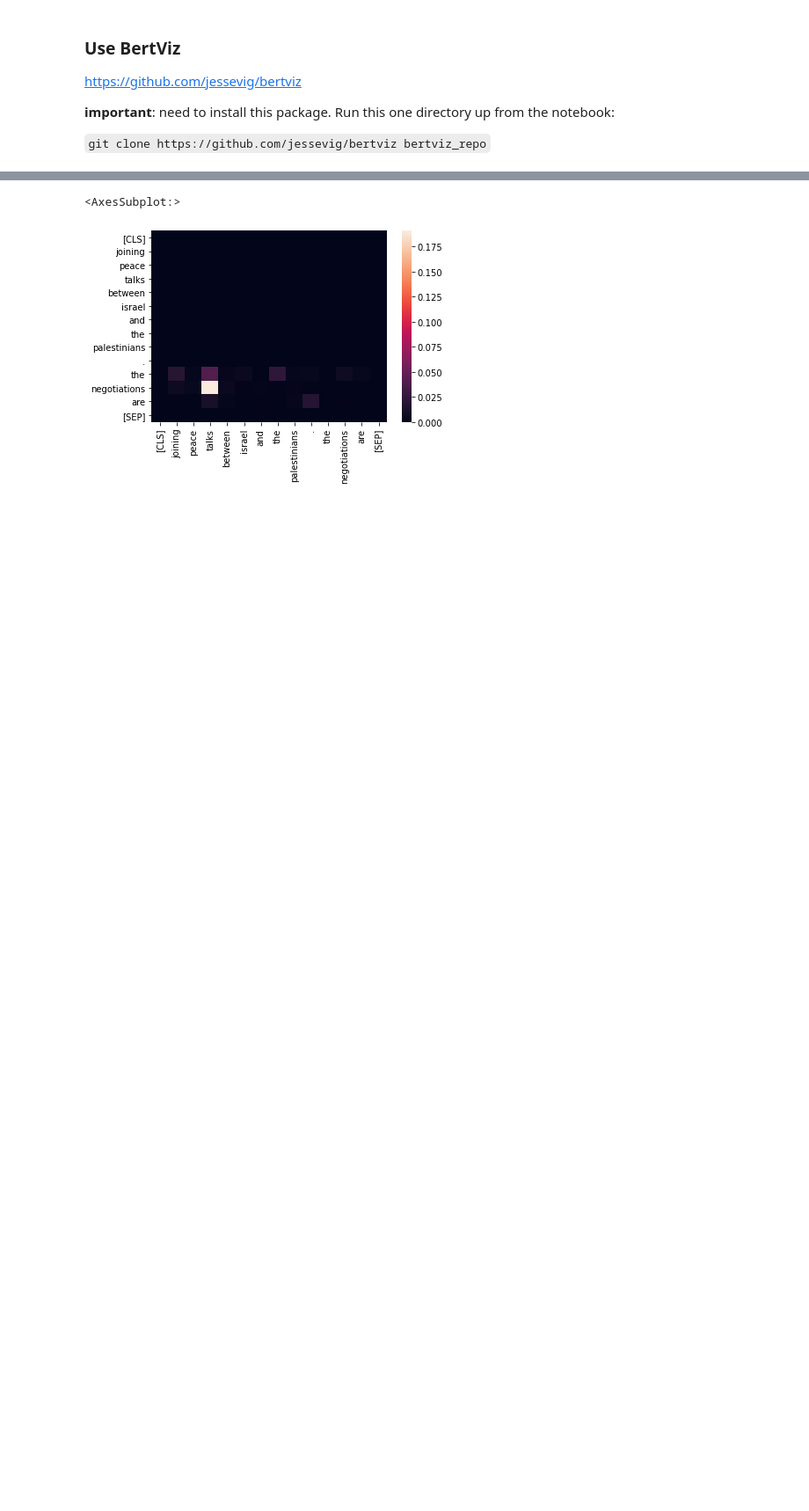
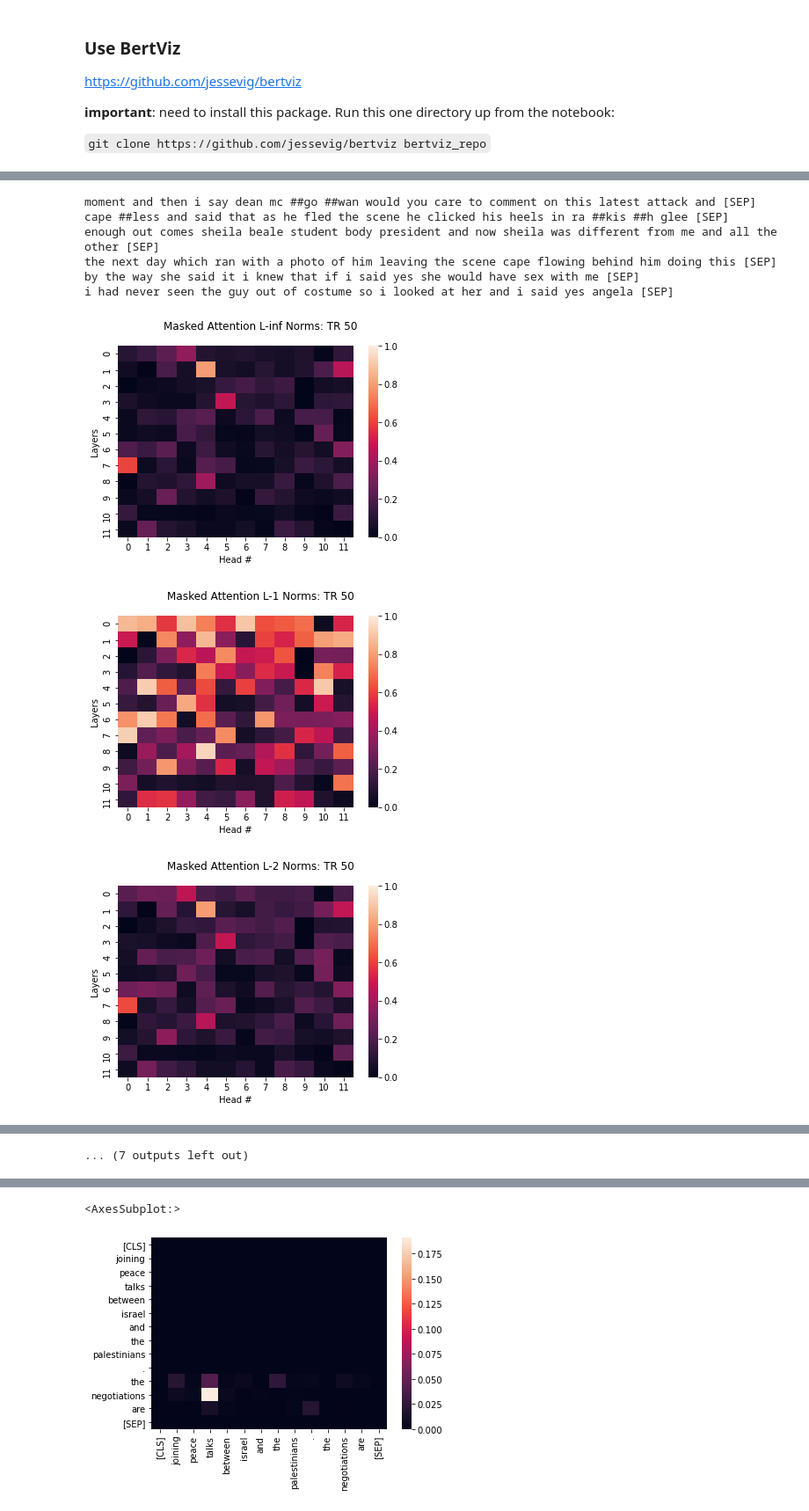
Before and after one commit to tsumers/bert-brains, a Jupyter notebook: demo_notebooks/BERT-attention-heads.ipynb, the cells around one changed output, grey strips where cells are left out. Shown at 88% size. Drawn from its saved outputs; the diff is of its cells as text; code cells hidden in the pictures; blank space fills up the shorter version.

```diff
--- a/demo_notebooks/BERT-attention-heads.ipynb
+++ b/demo_notebooks/BERT-attention-heads.ipynb
@@ -137,0 +91,3 @@ def mask_head_attention(head_matrix, window, special_tokens=True, mask_self_atte
+# %%
+foo.verbose = False
+foo.process_stimulus_attentions()
@@ -137,0 +163,28 @@ def mask_head_attention(head_matrix, window, special_tokens=True, mask_self_atte
+# %%
+# Look at L-inf activations for a few sentences
+norms = ['inf', 1, 2]
+trs = [50, 100, 150, 200, 250, 270]
+
+for tr in trs:
+    tr_tokens = " ".join(foo.stimulus_df.iloc[tr].attentions_transformer_tokens)
+    print(tr_tokens)
+
+    for p in norms:
+        plt.figure()
+        sns.heatmap(pd.DataFrame(foo.stimulus_df.iloc[tr]["attention_heads_L{}".format(p)]), vmin=0, vmax=1)
+
+        plt.xlabel("Head #")
+        plt.ylabel("Layers")
+
+        info = "Masked Attention L-{} Norms: TR {}".format(p, tr)
+        plt.suptitle("{}".format(info))
+# %% [output]
+moment and then i say dean mc ##go ##wan would you care to comment on this latest attack and [SEP]
+cape ##less and said that as he fled the scene he clicked his heels in ra ##kis ##h glee [SEP]
+enough out comes sheila beale student body president and now sheila was different from me and all the other [SEP]
+the next day which ran with a photo of him leaving the scene cape flowing behind him doing this [SEP]
+by the way she said it i knew that if i said yes she would have sex with me [SEP]
+i had never seen the guy out of costume so i looked at her and i said yes angela [SEP]
+[figure, added]
+[figure, added]
+[figure, added]
@@ -137,0 +199 @@ def mask_head_attention(head_matrix, window, special_tokens=True, mask_self_atte
+... (7 outputs left out)
```
Also changed, not shown: parts of 46 cells of this notebook, 2 other files.
